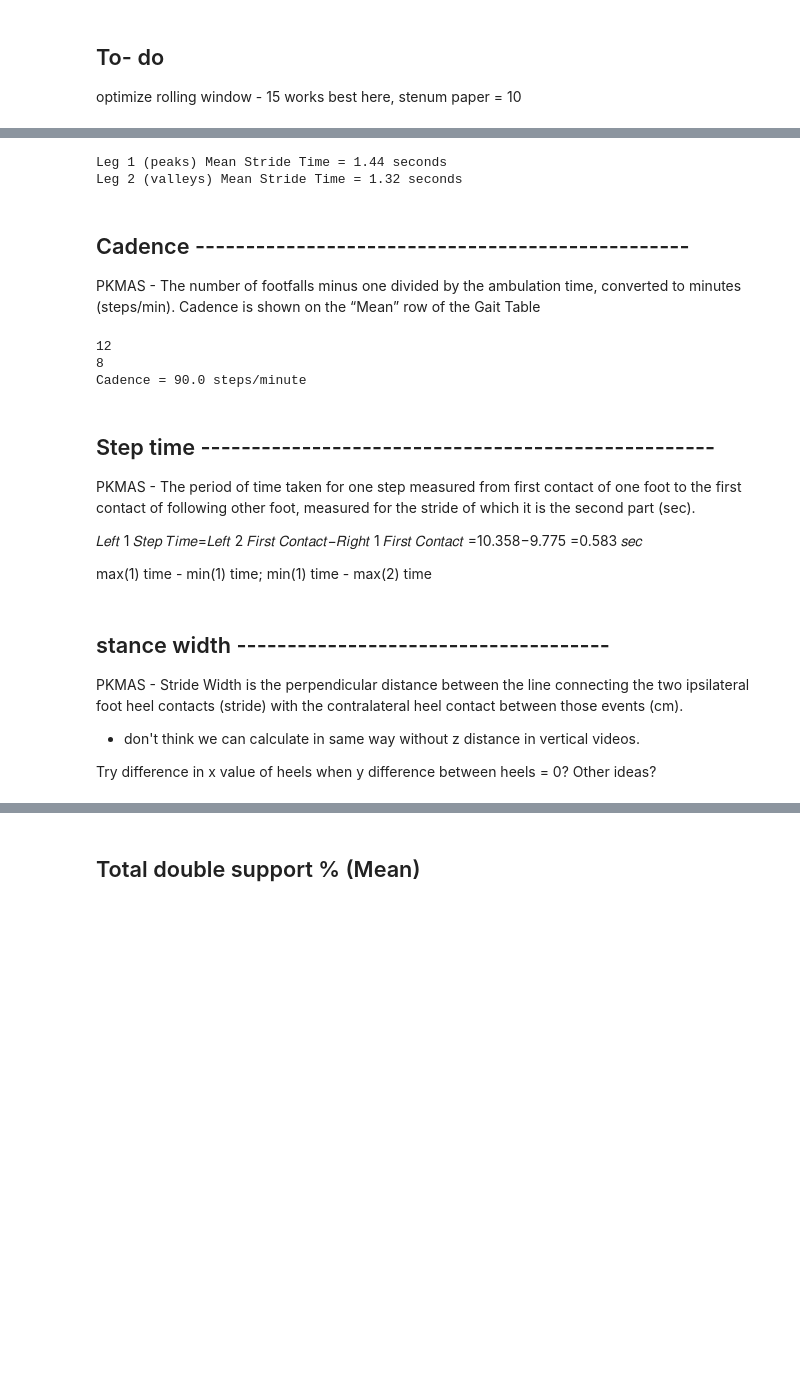
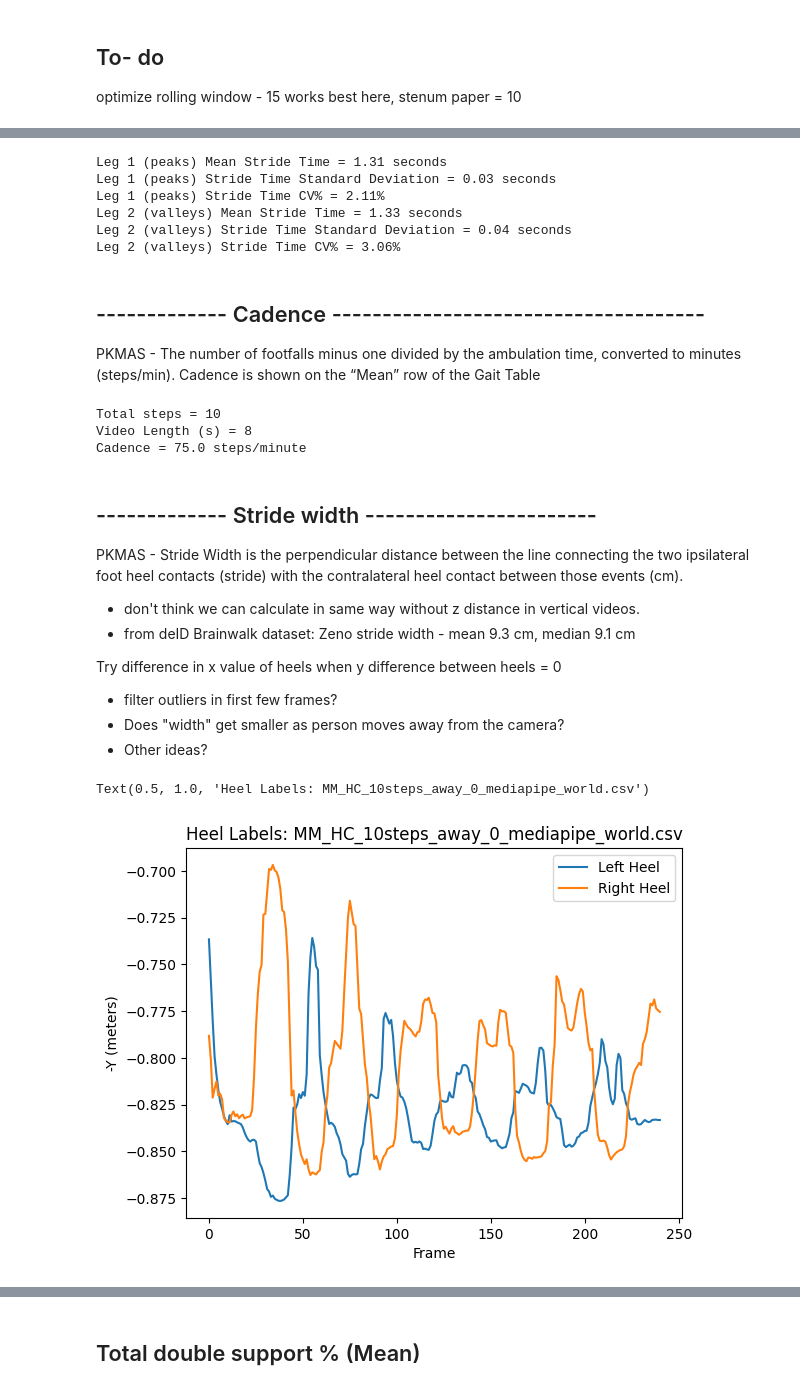
Before and after one commit to UCSF-MSLAB/HomeVideoAnalysis, a Jupyter notebook: megan_sandbox/gait_events/gait_events_vertical.ipynb, the cells around one changed output, grey strips where cells are left out. Saved outputs shown, nothing was run; the diff lists cells and outputs as text; code cells hidden in the pictures; blank space fills up the shorter version.

Commit message:
add stance width

```diff
--- a/megan_sandbox/gait_events/gait_events_vertical.ipynb
+++ b/megan_sandbox/gait_events/gait_events_vertical.ipynb
@@ -228,34 +176,39 @@ PKMAS Definition Stride Time and Gait Cycle Time (listed under Gait Phase Catego
 # Time between local max - R or L gait event (TBD)
 stride_times_peaks = pd.Series(ank_y_diff_peaks_bySecond).diff()
 stride_time_peaks_mean = np.mean(stride_times_peaks)
+stride_time_peaks_std = np.std(stride_times_peaks)
+stride_time_peaks_cv = (stride_time_peaks_std/stride_time_peaks_mean) * 100
 print("Leg 1 (peaks) Mean Stride Time = " + str(round(stride_time_peaks_mean, 2)) + " seconds")
+print("Leg 1 (peaks) Stride Time Standard Deviation = " + str(round(stride_time_peaks_std, 2)) + " seconds")
+print("Leg 1 (peaks) Stride Time CV% = " + str(round(stride_time_peaks_cv, 2)) + "%")
 
 # Time between local min - R or L  gait event (TBD)
 stride_times_valleys = pd.Series(ank_y_diff_valleys_bySecond).diff()
 stride_time_valleys_mean = np.mean(stride_times_valleys)
+stride_time_valleys_std = np.std(stride_times_valleys)
+stride_time_valleys_cv = (stride_time_valleys_std/stride_time_valleys_mean) * 100
 print("Leg 2 (valleys) Mean Stride Time = " + str(round(stride_time_valleys_mean, 2)) + " seconds")
+print("Leg 2 (valleys) Stride Time Standard Deviation = " + str(round(stride_time_valleys_std, 2)) + " seconds")
+print("Leg 2 (valleys) Stride Time CV% = " + str(round(stride_time_valleys_cv, 2)) + "%")
 # %% [output]
-Leg 1 (peaks) Mean Stride Time = 1.44 seconds
-Leg 2 (valleys) Mean Stride Time = 1.32 seconds
+Leg 1 (peaks) Mean Stride Time = 1.31 seconds
+Leg 1 (peaks) Stride Time Standard Deviation = 0.03 seconds
+Leg 1 (peaks) Stride Time CV% = 2.11%
+Leg 2 (valleys) Mean Stride Time = 1.33 seconds
+Leg 2 (valleys) Stride Time Standard Deviation = 0.04 seconds
+Leg 2 (valleys) Stride Time CV% = 3.06%
 # %% [markdown]
-## Cadence -------------------------------------------------
+## ------------- Cadence -------------------------------------
 PKMAS - The number of footfalls minus one divided by the ambulation time, converted to minutes (steps/min). Cadence is shown on the “Mean” row of the Gait Table
 # %%
 # cadence
 total_steps = len(ank_y_diff_peaks_bySecond) + len(ank_y_diff_valleys_bySecond) # peaks + valleys
-print(total_steps)
-print(video_length_sec) # will need to update based on segments of video
 cadence = (total_steps/video_length_sec) * 60
+
+print("Total steps = " + str(total_steps))
+print("Video Length (s) = " + str(video_length_sec)) # will need to update based on segments of video
 print("Cadence = " + str(cadence) + " steps/minute")
 # %% [output]
-12
-8
-Cadence = 90.0 steps/minute
+Total steps = 10
+Video Length (s) = 8
+Cadence = 75.0 steps/minute
-# %% [markdown]
-## Step  time ---------------------------------------------------
-PKMAS - The period of time taken for one step measured from first contact of one foot to the first contact of following other foot, measured for the stride of which it is the second part (sec).
-
-𝐿𝑒𝑓𝑡 1 𝑆𝑡𝑒𝑝 𝑇𝑖𝑚𝑒=𝐿𝑒𝑓𝑡 2 𝐹𝑖𝑟𝑠𝑡 𝐶𝑜𝑛𝑡𝑎𝑐𝑡−𝑅𝑖𝑔ℎ𝑡 1 𝐹𝑖𝑟𝑠𝑡 𝐶𝑜𝑛𝑡𝑎𝑐𝑡 =10.358−9.775 =0.583 𝑠𝑒𝑐
-
-max(1) time - min(1) time;
-min(1) time - max(2) time
@@ -264,8 +215,29 @@ min(1) time - max(2) time
 # %% [markdown]
-## stance width -------------------------------------
+## ------------- Stride width -----------------------
 PKMAS - Stride Width is the perpendicular distance between the line connecting the two ipsilateral foot heel contacts (stride) with the contralateral heel contact between those events (cm).
 - don't think we can calculate in same way without z distance in vertical videos.
+- from deID Brainwalk dataset: Zeno stride width - mean 9.3 cm, median 9.1 cm
 
-Try difference in x value of heels when y difference between heels = 0? Other ideas?
+Try difference in x value of heels when y difference between heels = 0
+- filter outliers in first few frames?
+- Does "width" get smaller as person moves away from the camera?
+- Other ideas?
 # %%
-# stance Width calculation
+# stride Width calculation
+heel_r_df = df_mp.loc[(df_mp['label'] == 'right_heel')]
+heel_l_df = df_mp.loc[(df_mp['label'] == 'left_heel')]
+
+# set index to frame
+heel_r_df.index = heel_r_df['frame']
+heel_l_df.index = heel_l_df['frame']
+
+# plot Y vs frames
+plt.plot(heel_l_df['frame'], -heel_l_df['Y'], label = 'Left Heel')
+plt.plot(heel_r_df['frame'], -heel_r_df['Y'], label = 'Right Heel')
+plt.xlabel("Frame")
+plt.ylabel("-Y (meters)")
+plt.legend(loc = 'best')
+plt.title('Heel Labels: ' + os.path.basename(input_csv))
+# %% [output]
+Text(0.5, 1.0, 'Heel Labels: MM_HC_10steps_away_0_mediapipe_world.csv')
+[figure, added]
```
Also changed, not shown: parts of 33 cells of this notebook.
